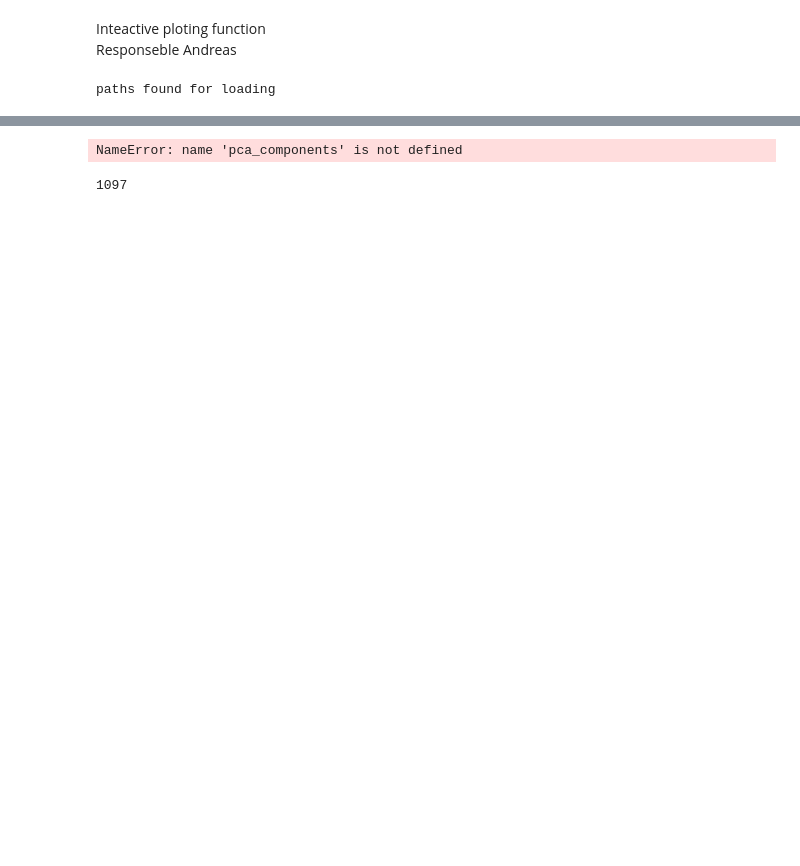
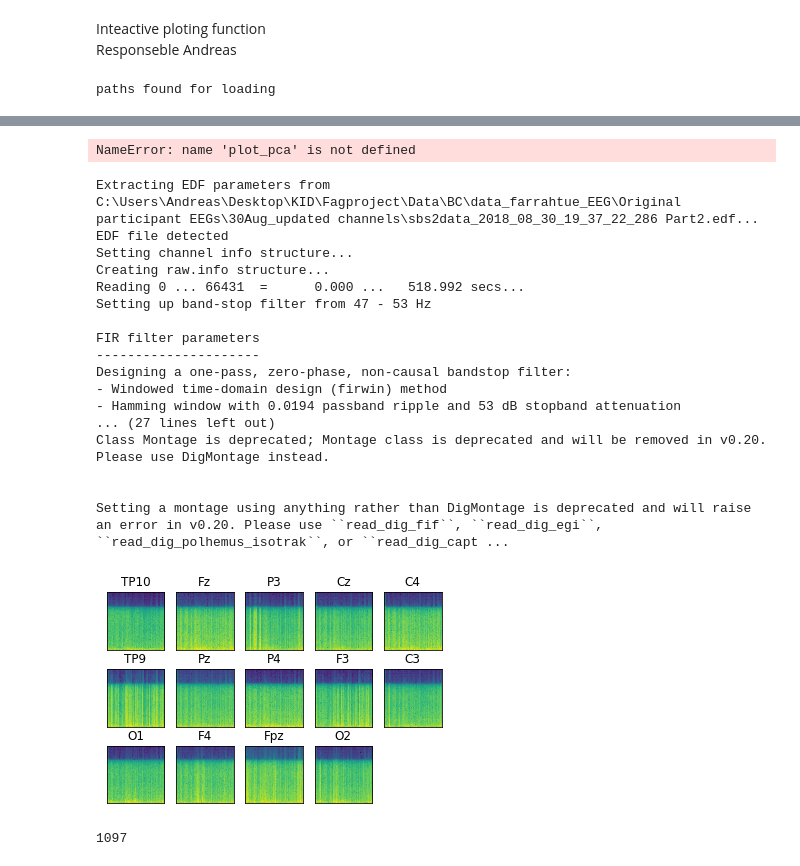
Before and after one commit to Madscba/Fagprojekt2020, a Jupyter notebook: Interactive_plots.ipynb, the cells around one changed output, grey strips where cells are left out. Saved outputs shown, nothing was run; the diff lists cells and outputs as text; code cells hidden in the pictures; blank space fills up the shorter version.

Commit message:
Interactve plot update

```diff
--- a/Interactive_plots.ipynb
+++ b/Interactive_plots.ipynb
@@ -28,15 +27,10 @@ UnboundLocalError: local variable 'spectograms' referenced before assignment
 # %%
 pca_path=r"C:\Users\Andreas\Desktop\KID\Fagproject\PCA_TSNE_01"
-feature_vectors,labels,filenames,widow_id= get_data.make_label( make_from_names=None, quality=None, is_usable=None, max_files=10,path = pca_path)
+feature_vectors,labels,filenames,window_id= get_data.make_label( make_from_names=None, quality=[1,10], is_usable=None, max_files=20,path = pca_path)
 # %%
 scaled_feature_vectors=scale_data(feature_vectors)
 pca_vectors=pca.transform(scaled_feature_vectors)
 # %%
 plot_pca(pca_vectors,labels,considered_classes=np.unique(labels))
 # %% [output]
-NameError: name 'pca_components' is not defined
+NameError: name 'plot_pca' is not defined
-# %%
-plt.plot(pca_vectors)
-plt.show()
-# %% [output]
-1097
@@ -42,0 +48,26 @@ plt.show()
+# %%
+idx=356
+get_data.plot_window(window_id[idx][0],window_id[idx][1])
+# %% [output]
+Extracting EDF parameters from C:\Users\Andreas\Desktop\KID\Fagproject\Data\BC\data_farrahtue_EEG\Original participant EEGs\30Aug_updated channels\sbs2data_2018_08_30_19_37_22_286 Part2.edf...
+EDF file detected
+Setting channel info structure...
+Creating raw.info structure...
+Reading 0 ... 66431  =      0.000 ...   518.992 secs...
+Setting up band-stop filter from 47 - 53 Hz
+
+FIR filter parameters
+---------------------
+Designing a one-pass, zero-phase, non-causal bandstop filter:
+- Windowed time-domain design (firwin) method
+- Hamming window with 0.0194 passband ripple and 53 dB stopband attenuation
+... (27 lines left out)
+Class Montage is deprecated; Montage class is deprecated and will be removed in v0.20. Please use DigMontage instead.
+
+
+Setting a montage using anything rather than DigMontage is deprecated and will raise an error in v0.20. Please use ``read_dig_fif``, ``read_dig_egi``, ``read_dig_polhemus_isotrak``, or ``read_dig_capt ...
+[figure, added]
+# %%
+len(window_id)
+# %% [output]
+1097
```
Also changed, not shown: parts of 3 cells of this notebook, 2 other files.
